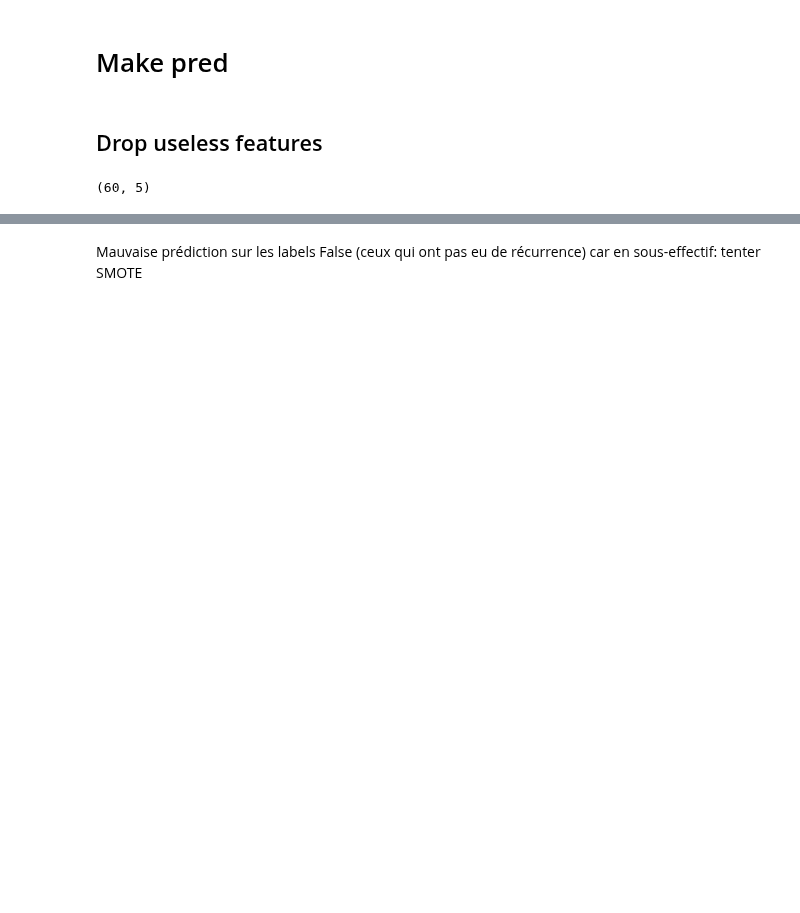
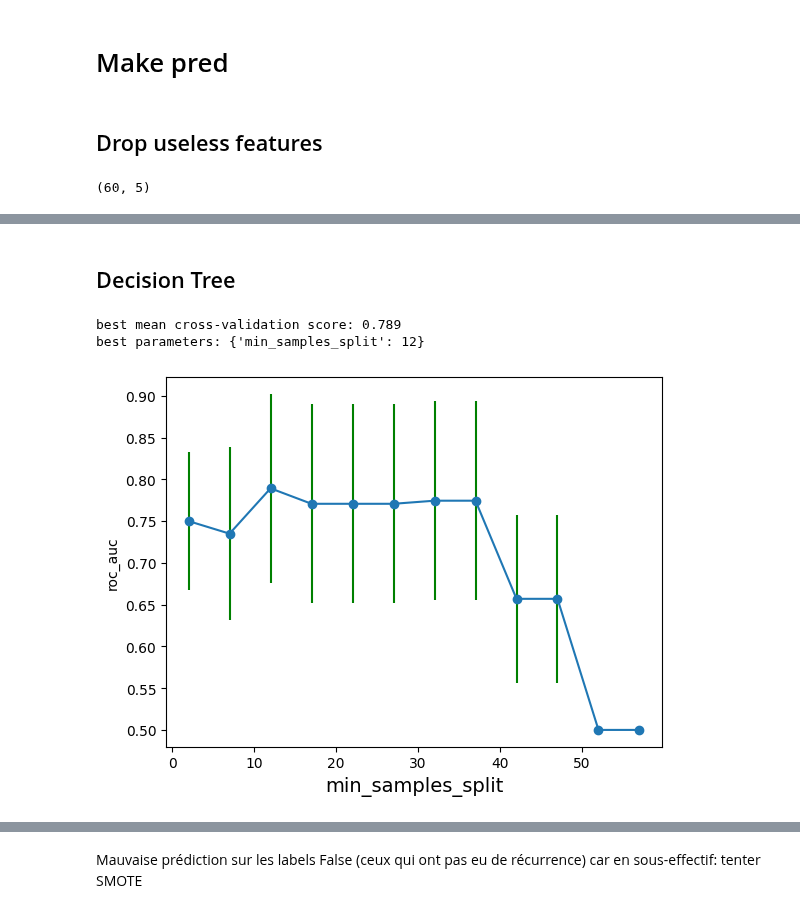
Before and after one commit to ftach/delta-rad, a Jupyter notebook: feature-selection.ipynb, the cells around one changed output, grey strips where cells are left out. Saved outputs shown, nothing was run; the diff lists cells and outputs as text; code cells hidden in the pictures; blank space fills up the shorter version.

```diff
--- a/feature-selection.ipynb
+++ b/feature-selection.ipynb
@@ -803,0 +805,19 @@ X_val_filtered.head()
+# %% [markdown]
+## Decision Tree
+# %%
+from sklearn.tree import DecisionTreeClassifier
+
+param_grid = {'min_samples_split': range(2, 60, 5)} # minimum number of samples required to split an internal node
+
+scorer = 'roc_auc'
+estimator = DecisionTreeClassifier(random_state=0, criterion='gini') # we can the change the criterion to entropy
+
+#HYPER PARAMETER SEARCH
+grid_dt = sku.hyper_parameters_search(estimator, X_train_filtered, y_train, param_grid, scorer=scorer, cv=5)
+
+# do the plotting
+sku.plot_cv_scoring(grid_dt,'min_samples_split', scorer, plot_errors=True)
+# %% [output]
+best mean cross-validation score: 0.789
+best parameters: {'min_samples_split': 12}
+[figure, added]
```
Also changed, not shown: parts of 55 cells of this notebook, 1 other file.
